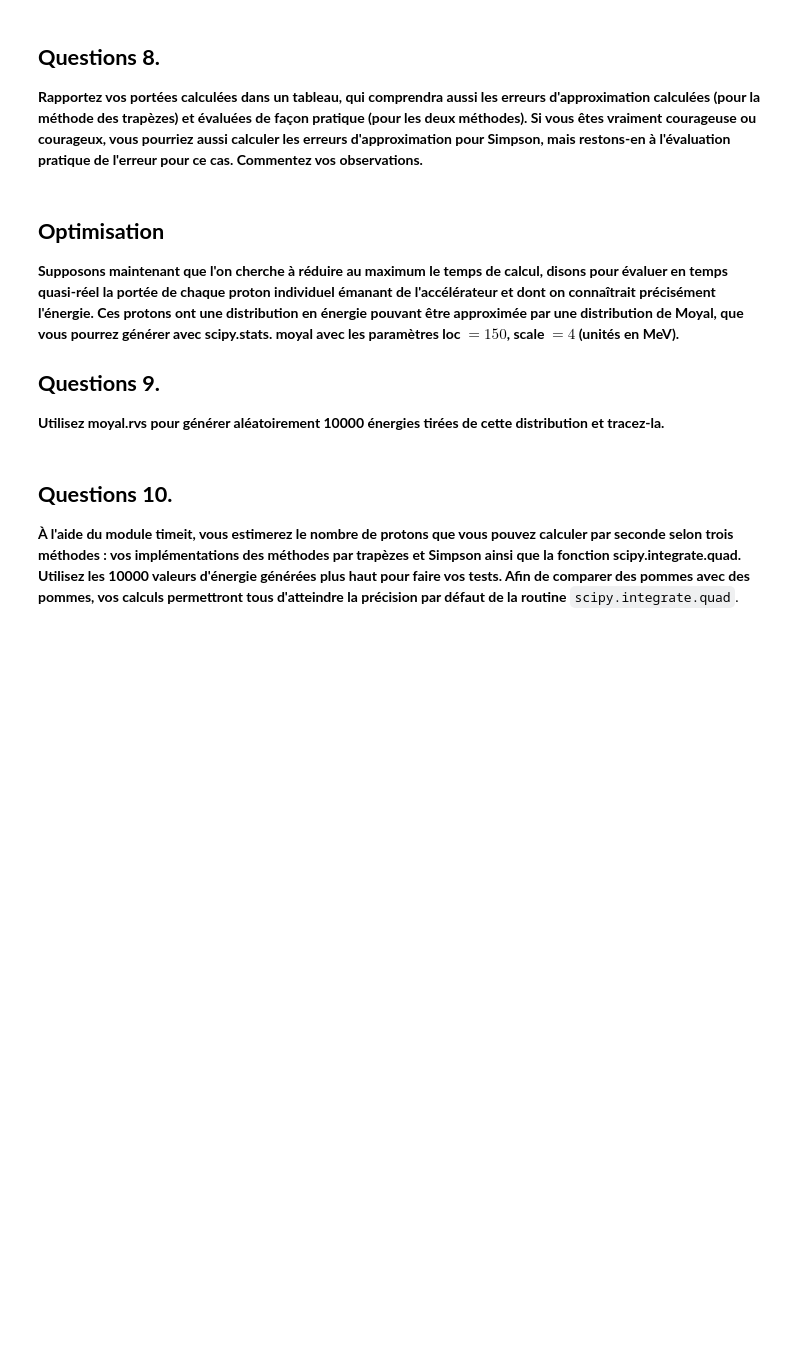
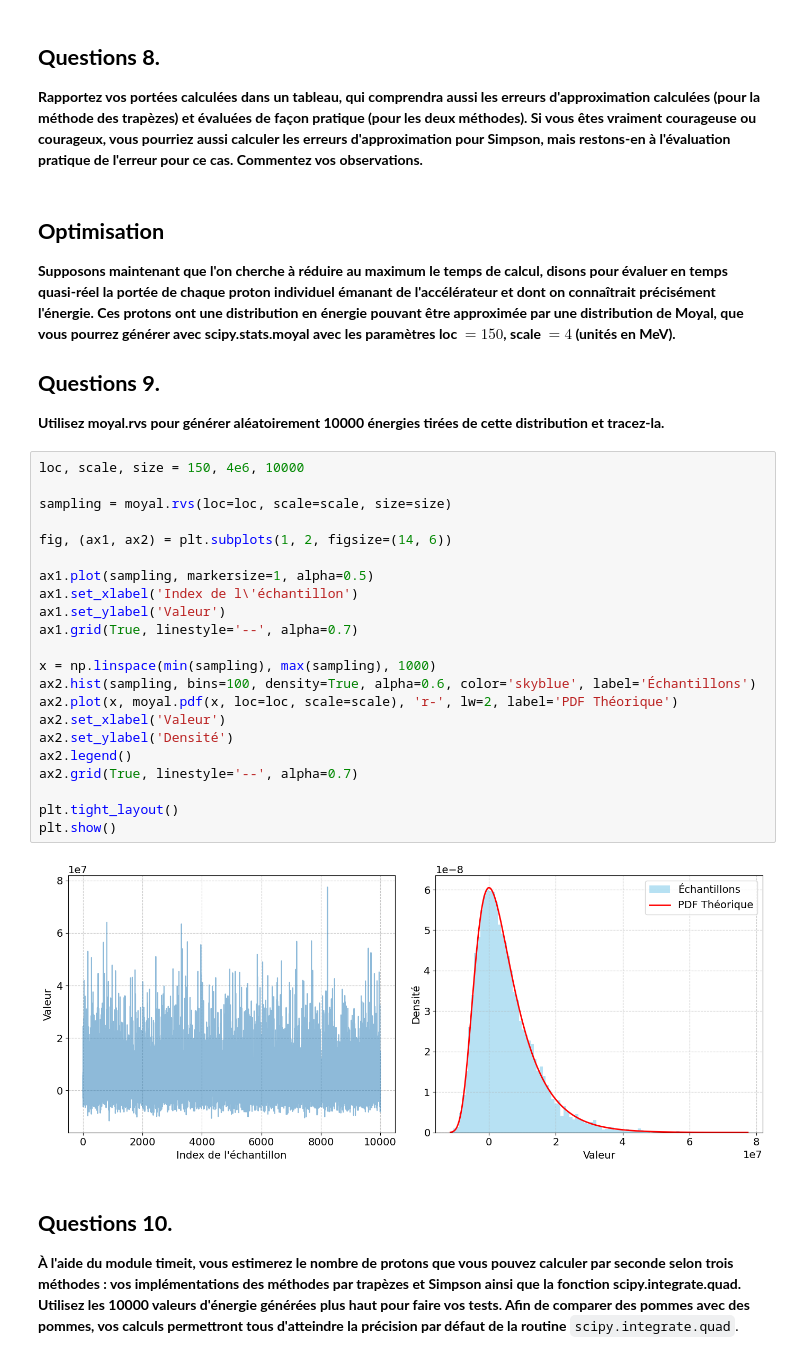
Before and after one commit to Eloi-Blouin/GPH-University-Laval-Course, a Jupyter notebook: Ulaval Session 8 Hiver 2026/Physique Numérique/TP1/TP1_ÉloiBlouin_ClémentPoulin.ipynb, the cells around one changed output. Saved outputs shown, nothing was run; the diff lists cells and outputs as text; blank space fills up the shorter version.

````diff
--- a/Ulaval Session 8 Hiver 2026/Physique Numérique/TP1/TP1_ÉloiBlouin_ClémentPoulin.ipynb
+++ b/Ulaval Session 8 Hiver 2026/Physique Numérique/TP1/TP1_ÉloiBlouin_ClémentPoulin.ipynb
@@ -599,9 +600,34 @@ $$
 **Rapportez vos portées calculées dans un tableau, qui comprendra aussi les erreurs d'approximation calculées (pour la méthode des trapèzes) et évaluées de façon pratique (pour les deux méthodes). Si vous êtes vraiment courageuse ou courageux, vous pourriez aussi calculer les erreurs d'approximation pour Simpson, mais restons-en à l'évaluation pratique de l'erreur pour ce cas. Commentez vos observations.**
 # %% [markdown]
 ## **Optimisation**
-**Supposons maintenant que l'on cherche à réduire au maximum le temps de calcul, disons pour évaluer en temps quasi-réel la portée de chaque proton individuel émanant de l'accélérateur et dont on connaîtrait précisément l'énergie. Ces protons ont une distribution en énergie pouvant être approximée par une distribution de Moyal, que vous pourrez générer avec scipy.stats. moyal avec les paramètres loc $=150$, scale $=4$ (unités en MeV).**
+**Supposons maintenant que l'on cherche à réduire au maximum le temps de calcul, disons pour évaluer en temps quasi-réel la portée de chaque proton individuel émanant de l'accélérateur et dont on connaîtrait précisément l'énergie. Ces protons ont une distribution en énergie pouvant être approximée par une distribution de Moyal, que vous pourrez générer avec scipy.stats.moyal avec les paramètres loc $=150$, scale $=4$ (unités en MeV).**
+
 ## **Questions 9.**
 **Utilisez moyal.rvs pour générer aléatoirement 10000 énergies tirées de cette distribution et tracez-la.**
+# %%
+loc, scale, size = 150, 4e6, 10000
+
+sampling = moyal.rvs(loc=loc, scale=scale, size=size)
+
+fig, (ax1, ax2) = plt.subplots(1, 2, figsize=(14, 6))
+
+ax1.plot(sampling, markersize=1, alpha=0.5)
+ax1.set_xlabel('Index de l\'échantillon')
+ax1.set_ylabel('Valeur')
+ax1.grid(True, linestyle='--', alpha=0.7)
+
+x = np.linspace(min(sampling), max(sampling), 1000)
+ax2.hist(sampling, bins=100, density=True, alpha=0.6, color='skyblue', label='Échantillons')
+ax2.plot(x, moyal.pdf(x, loc=loc, scale=scale), 'r-', lw=2, label='PDF Théorique')
+ax2.set_xlabel('Valeur')
+ax2.set_ylabel('Densité')
+ax2.legend()
+ax2.grid(True, linestyle='--', alpha=0.7)
+
+plt.tight_layout()
+plt.show()
+# %% [output]
+[figure, added]
 # %% [markdown]
 ## **Questions 10.**
 **À l'aide du module timeit, vous estimerez le nombre de protons que vous pouvez calculer par seconde selon trois méthodes : vos implémentations des méthodes par trapèzes et Simpson ainsi que la fonction scipy.integrate.quad. Utilisez les 10000 valeurs d'énergie générées plus haut pour faire vos tests. Afin de comparer des pommes avec des pommes, vos calculs permettront tous d'atteindre la précision par défaut de la routine** ```scipy.integrate.quad```.
````
Also changed, not shown: parts of 5 cells of this notebook.
